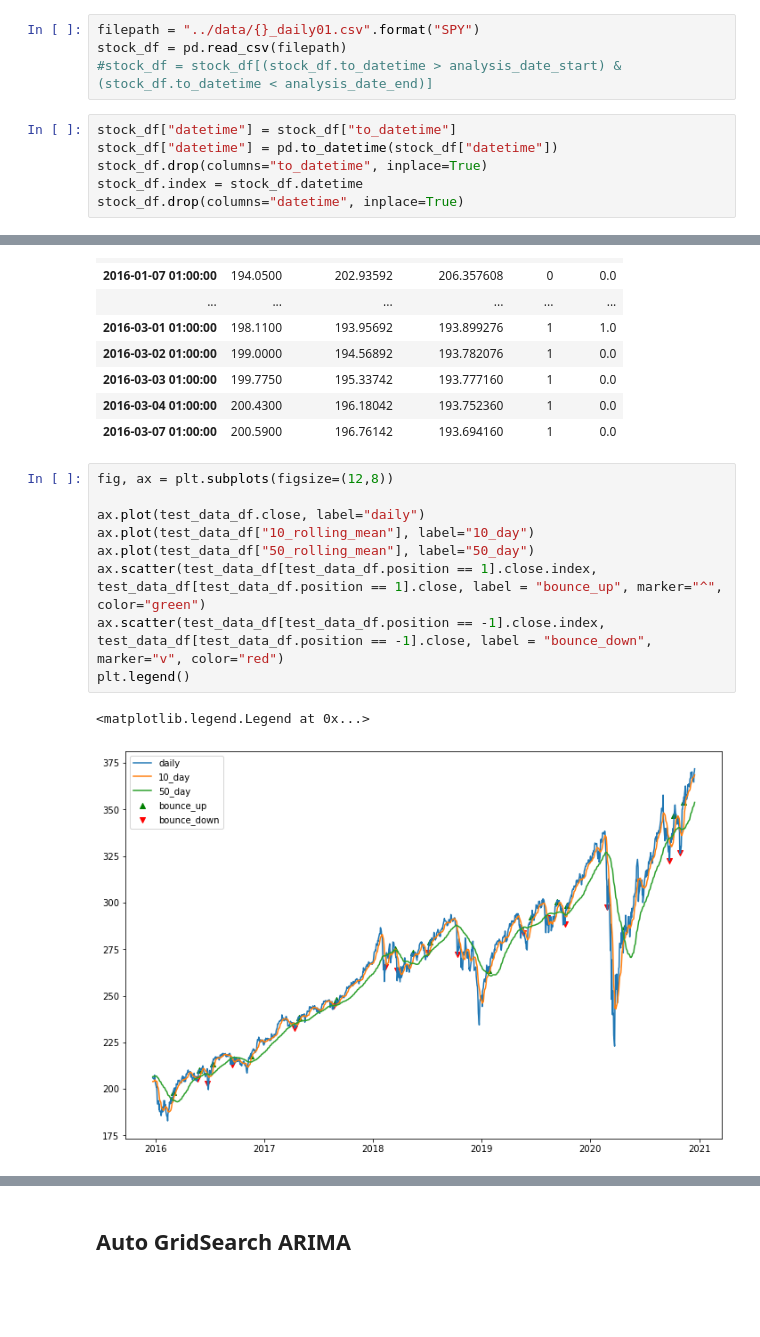
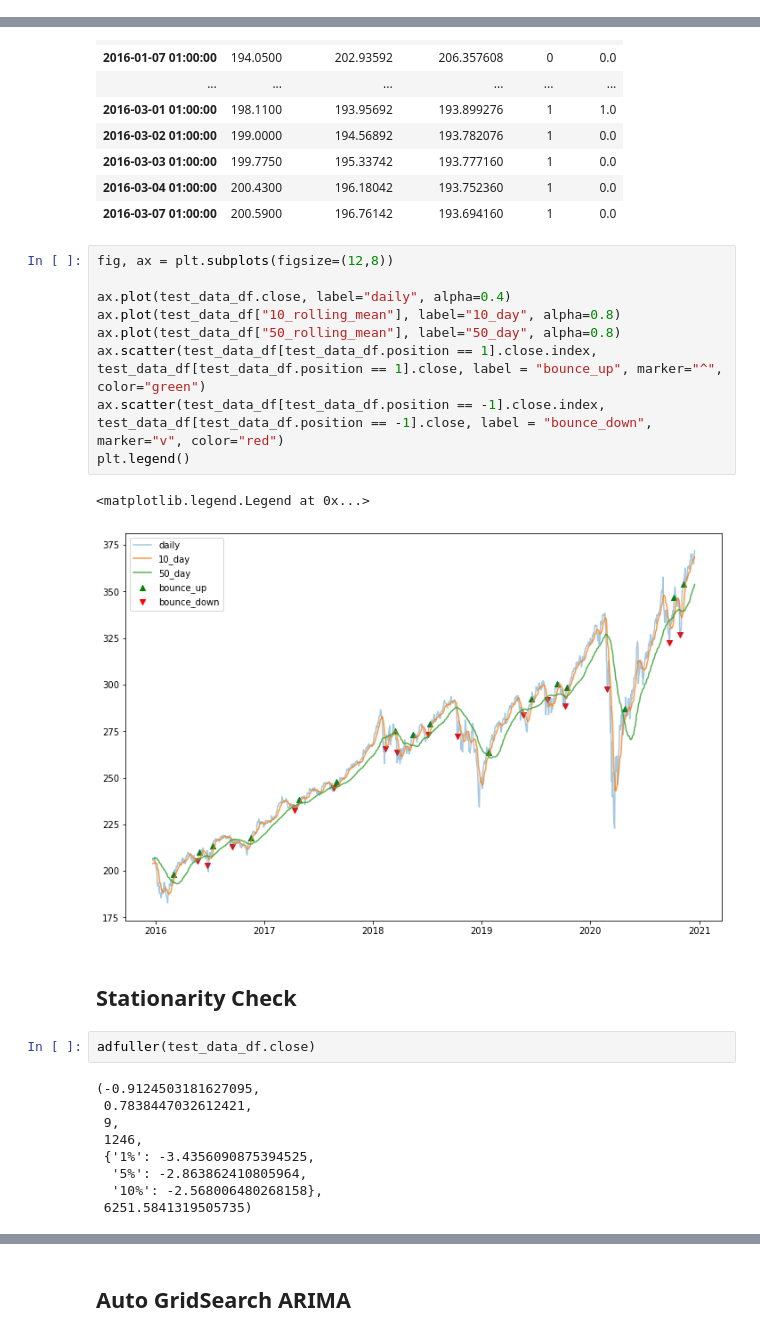
Before and after one commit to yunghanjeong/fitsnbits, a Jupyter notebook: notebooks/arima_auto_model.ipynb, the cells around one changed output, grey strips where cells are left out. Cells and saved outputs as stored; diff of their text form; blank space fills up the shorter version.

```diff
--- a/notebooks/arima_auto_model.ipynb
+++ b/notebooks/arima_auto_model.ipynb
@@ -31,10 +330,0 @@ analysis_date_end = "2020-01-01"
-# %%
-filepath = "../data/{}_daily01.csv".format("SPY")
-stock_df = pd.read_csv(filepath)
-#stock_df = stock_df[(stock_df.to_datetime > analysis_date_start) & (stock_df.to_datetime < analysis_date_end)]
-# %%
-stock_df["datetime"] = stock_df["to_datetime"]
-stock_df["datetime"] = pd.to_datetime(stock_df["datetime"])
-stock_df.drop(columns="to_datetime", inplace=True)
-stock_df.index = stock_df.datetime
-stock_df.drop(columns="datetime", inplace=True)
@@ -106,12 +379,25 @@ test_data_df.head(50)
 # %%
 fig, ax = plt.subplots(figsize=(12,8))
 
-ax.plot(test_data_df.close, label="daily")
-ax.plot(test_data_df["10_rolling_mean"], label="10_day")
-ax.plot(test_data_df["50_rolling_mean"], label="50_day")
+ax.plot(test_data_df.close, label="daily", alpha=0.4)
+ax.plot(test_data_df["10_rolling_mean"], label="10_day", alpha=0.8)
+ax.plot(test_data_df["50_rolling_mean"], label="50_day", alpha=0.8)
 ax.scatter(test_data_df[test_data_df.position == 1].close.index, test_data_df[test_data_df.position == 1].close, label = "bounce_up", marker="^", color="green")
 ax.scatter(test_data_df[test_data_df.position == -1].close.index, test_data_df[test_data_df.position == -1].close, label = "bounce_down", marker="v", color="red")
 plt.legend()
 # %% [output]
 <matplotlib.legend.Legend at 0x...>
-[figure, old version]
+[figure, new version]
+# %% [markdown]
+## Stationarity Check
+# %%
+adfuller(test_data_df.close)
+# %% [output]
+(-0.9124503181627095,
+ 0.7838447032612421,
+ 9,
+ 1246,
+ {'1%': -3.4356090875394525,
+  '5%': -2.863862410805964,
+  '10%': -2.568006480268158},
+ 6251.5841319505735)
```
Also changed, not shown: parts of 30 cells of this notebook, 15 other files.
